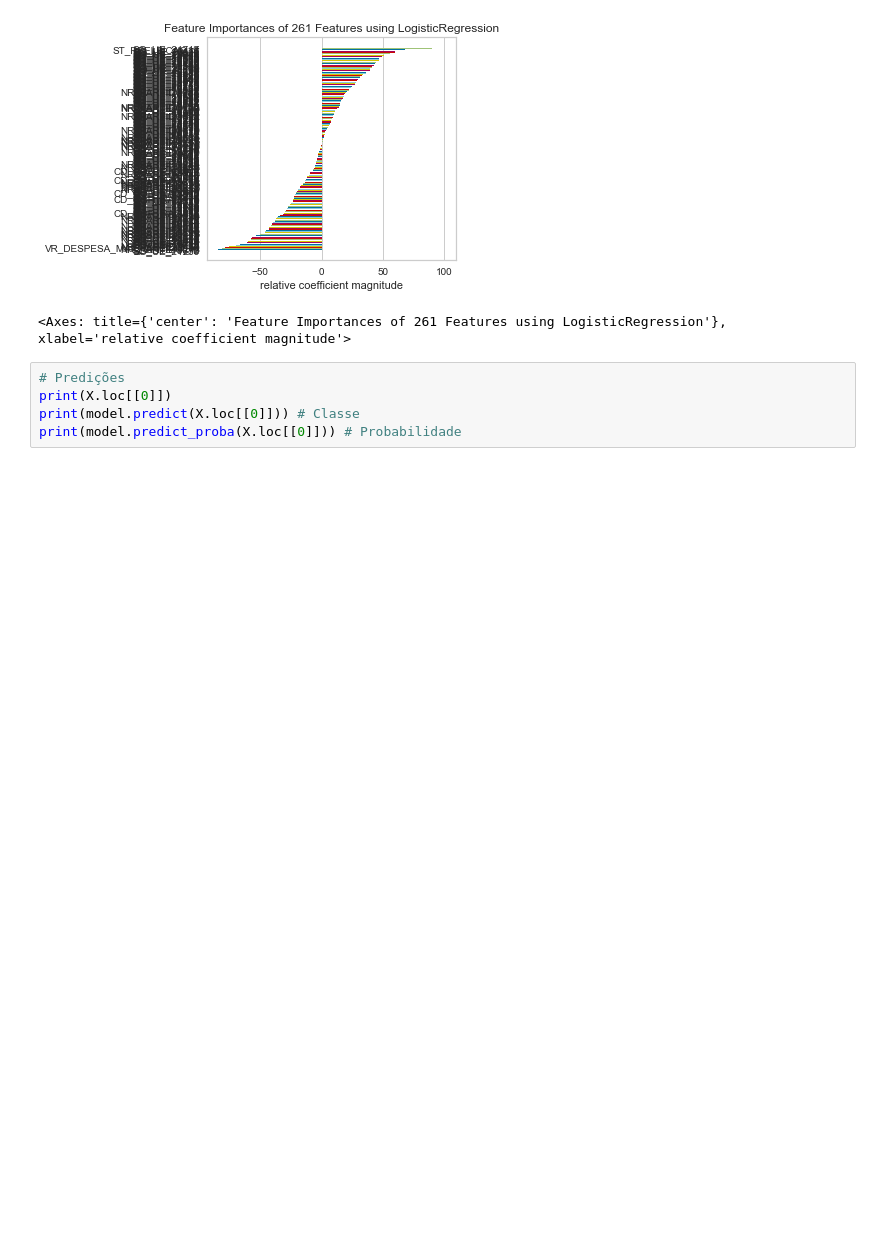
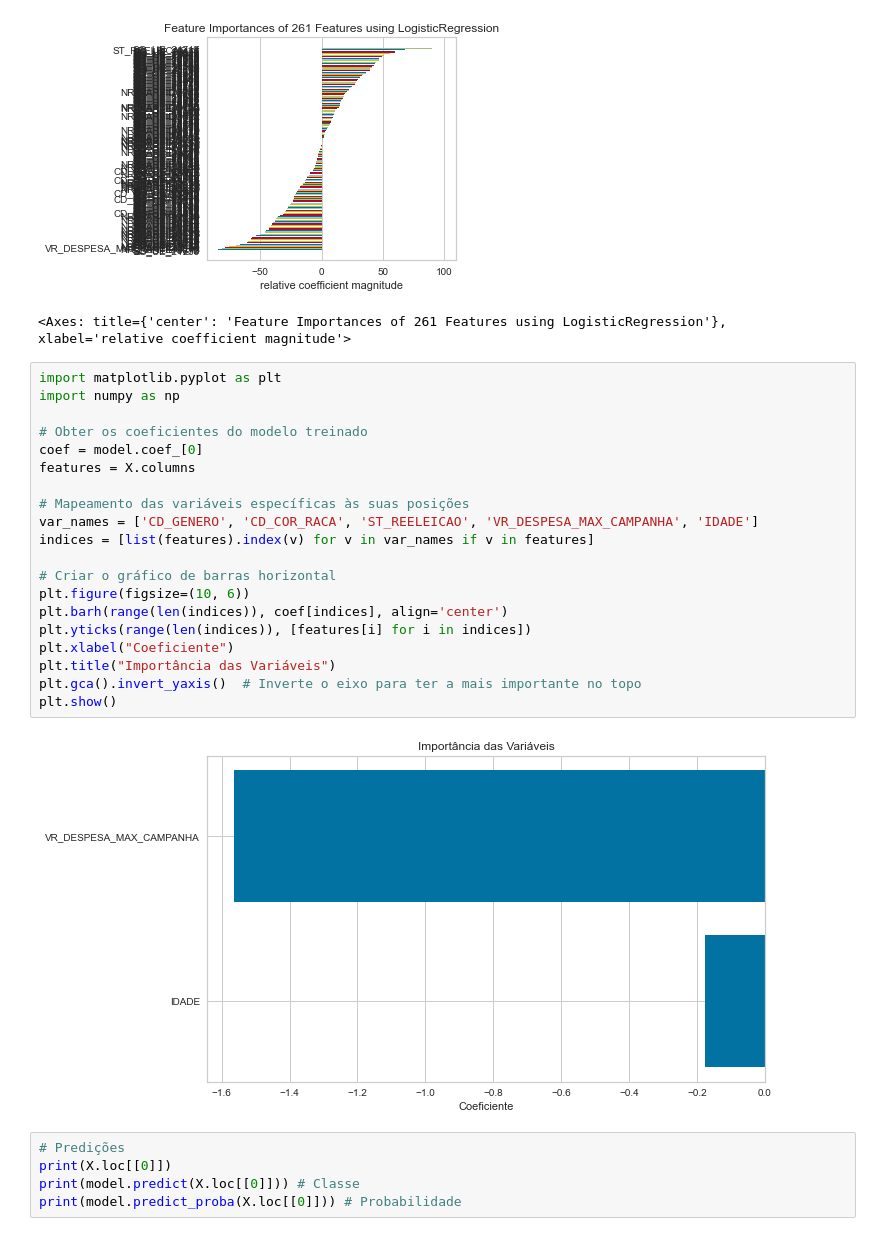
Before and after one commit to tainadiniz/cdn-mls-previsaodevotos, a Jupyter notebook: transform.ipynb, the cells around one changed output. Saved outputs shown, nothing was run; the diff lists cells and outputs as text; blank space fills up the shorter version.

```diff
--- a/transform.ipynb
+++ b/transform.ipynb
@@ -367,6 +367,28 @@ fig.poof()
 # %% [output]
 [figure]
 <Axes: title={'center': 'Feature Importances of 261 Features using LogisticRegression'}, xlabel='relative coefficient magnitude'>
+# %%
+import matplotlib.pyplot as plt
+import numpy as np
+
+# Obter os coeficientes do modelo treinado
+coef = model.coef_[0]
+features = X.columns
+
+# Mapeamento das variáveis específicas às suas posições
+var_names = ['CD_GENERO', 'CD_COR_RACA', 'ST_REELEICAO', 'VR_DESPESA_MAX_CAMPANHA', 'IDADE']
+indices = [list(features).index(v) for v in var_names if v in features]
+
+# Criar o gráfico de barras horizontal
+plt.figure(figsize=(10, 6))
+plt.barh(range(len(indices)), coef[indices], align='center')
+plt.yticks(range(len(indices)), [features[i] for i in indices])
+plt.xlabel("Coeficiente")
+plt.title("Importância das Variáveis")
+plt.gca().invert_yaxis()  # Inverte o eixo para ter a mais importante no topo
+plt.show()
+# %% [output]
+[figure, added]
 # %%
 # Predições
 print(X.loc[[0]])
```
Also changed, not shown: parts of 4 cells of this notebook, 3 other files.
